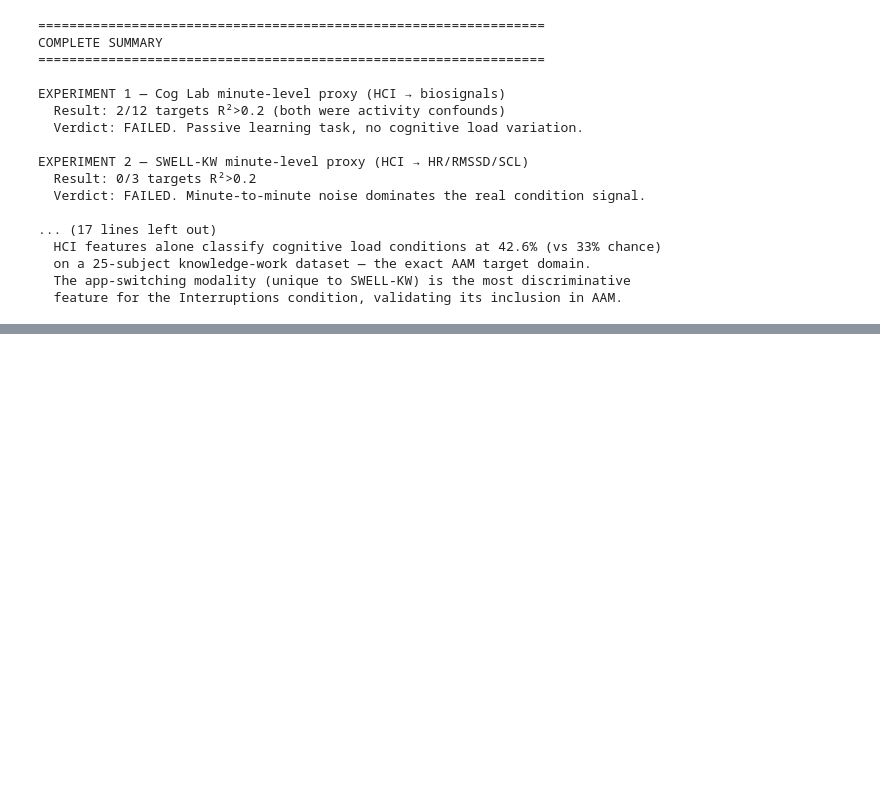
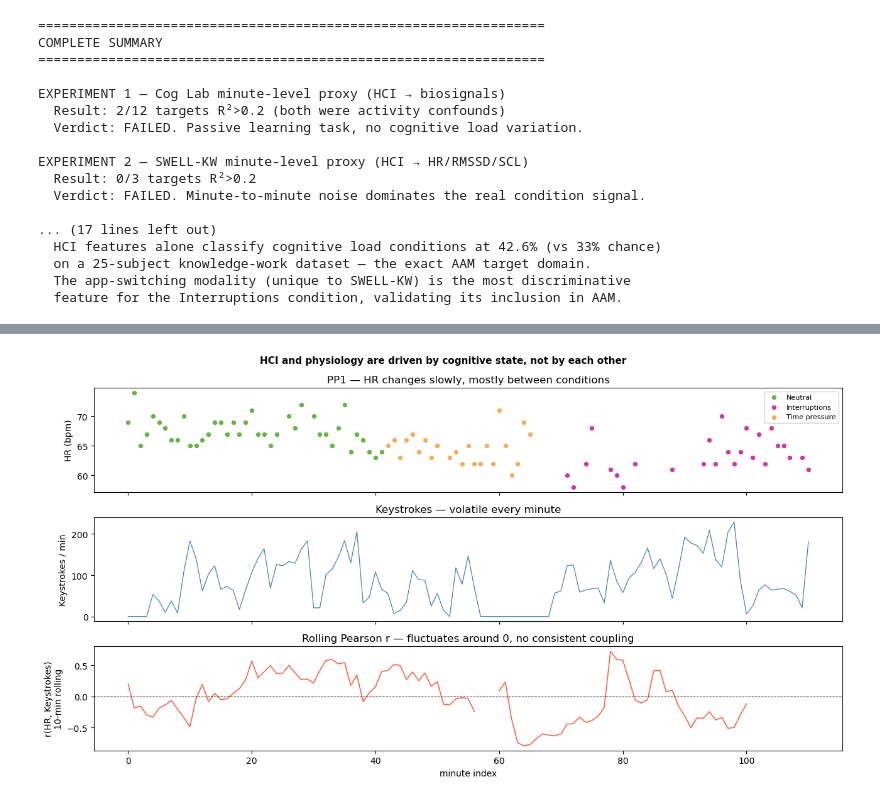
Before and after one commit to PPP-Attention-Adaptive-Manager/Biosignals_study, a Jupyter notebook: analyse_cogload.ipynb, the cells around one changed output, grey strips where cells are left out. Cells and saved outputs as stored; diff of their text form; code cells hidden in the pictures; blank space fills up the shorter version.

```diff
--- a/analyse_cogload.ipynb
+++ b/analyse_cogload.ipynb
@@ -488,0 +522,36 @@ EXPERIMENT 2 — SWELL-KW minute-level proxy (HCI → HR/RMSSD/SCL)
+# %%
+cols_colors = {'N':'#4dac26','I':'#d01c8b','T':'#f1a340'}
+pp = subs_sw[0]
+sub = df[df['PP']==pp].sort_values('timestamp').reset_index(drop=True)
+sub['minute'] = range(len(sub))
+
+fig, axes = plt.subplots(3,1,figsize=(13,7),sharex=True)
+
+for cond in COND_ORDER:
+    m = sub['Condition']==cond
+    axes[0].scatter(sub.loc[m,'minute'], sub.loc[m,'HR'].replace(999,np.nan),
+                    c=cols_colors[cond], label=COND_NAMES[cond], s=18, alpha=0.85)
+axes[0].set_ylabel('HR (bpm)'); axes[0].legend(fontsize=8,loc='upper right')
+axes[0].set_title(f'{pp} — HR changes slowly, mostly between conditions')
+
+axes[1].plot(sub['minute'], sub['SnKeyStrokes'], color='steelblue', lw=0.9)
+axes[1].set_ylabel('Keystrokes / min')
+axes[1].set_title('Keystrokes — volatile every minute')
+
+hr_v = sub['HR'].replace(999,np.nan).fillna(method='ffill').to_numpy(float)
+ks_v = sub['SnKeyStrokes'].to_numpy(float)
+win = 10
+corrs = [np.corrcoef(hr_v[i:i+win], ks_v[i:i+win])[0,1]
+         if not np.any(np.isnan(hr_v[i:i+win])) else np.nan
+         for i in range(len(hr_v)-win)]
+axes[2].plot(range(len(corrs)), corrs, color='tomato', lw=1.2)
+axes[2].axhline(0, color='k', lw=0.7, ls='--')
+axes[2].set_ylabel('r(HR, Keystrokes)\n10-min rolling')
+axes[2].set_xlabel('minute index')
+axes[2].set_title('Rolling Pearson r — fluctuates around 0, no consistent coupling')
+
+plt.suptitle('HCI and physiology are driven by cognitive state, not by each other',
+             fontsize=11, fontweight='bold')
+plt.tight_layout(); plt.show()
+# %% [output]
+[figure, added]
```
Also changed, not shown: parts of 7 cells of this notebook.
